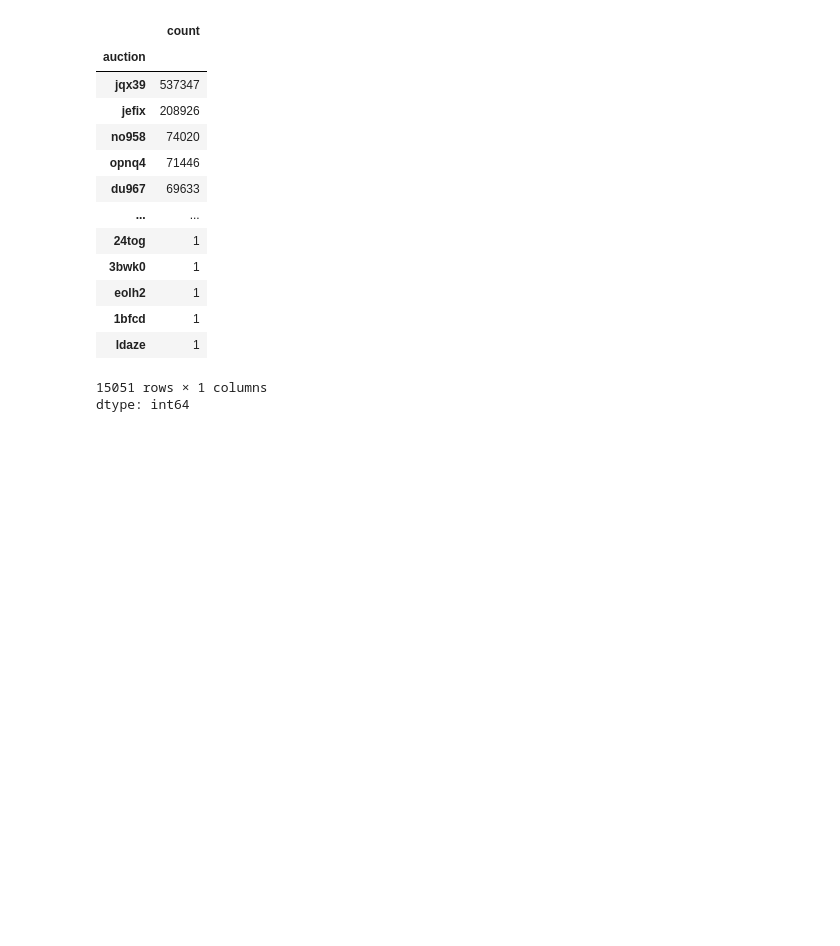
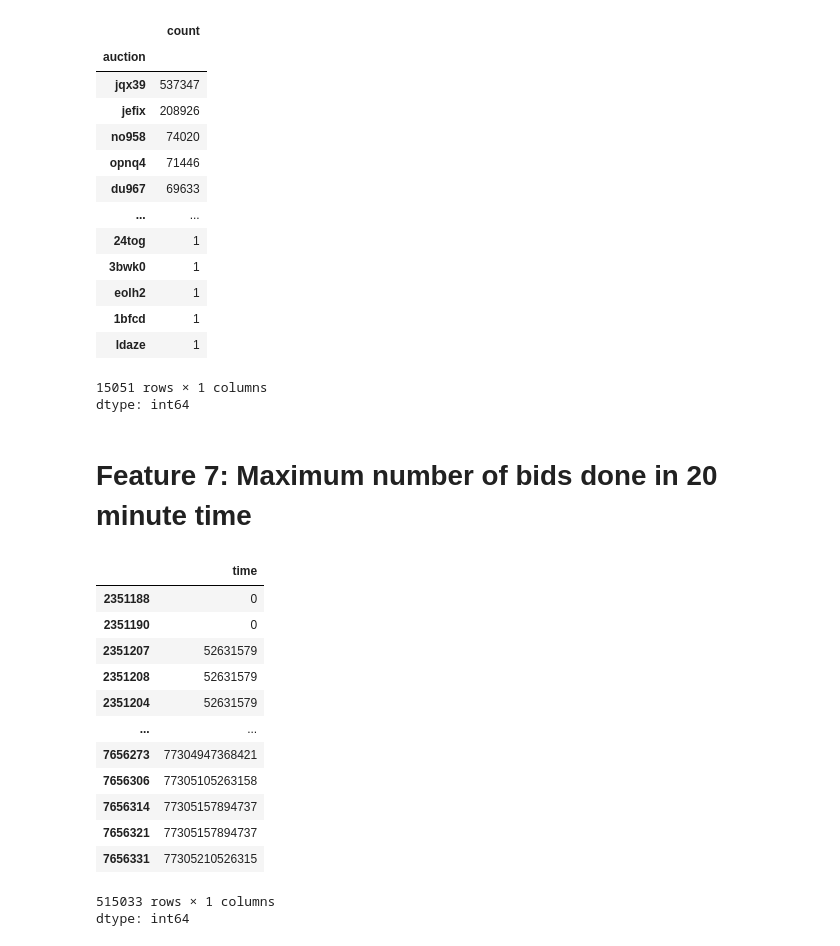
Before and after one commit to imrannizal/RobotBidders-G6, a Jupyter notebook: colab/preprocessing.ipynb, the cells around one changed output. Cells and saved outputs as stored; diff of their text form; code cells hidden in the pictures; blank space fills up the shorter version.

```diff
--- a/colab/preprocessing.ipynb
+++ b/colab/preprocessing.ipynb
@@ -379,3 +397,42 @@ bids_df['auction'].value_counts()
 | ldaze | 1 |
 15051 rows × 1 columns
 dtype: int64
+# %% [markdown]
+# Feature 7: Maximum number of bids done in 20 minute time
+# %%
+temp = bids_df[bids_df['bidder_id'].isin(train_df['bidder_id'])]
+temp = temp.sort_values("time", ascending=True)
+
+initial_time = temp['time'].values[0]
+temp['time'] = temp['time'] - initial_time
+
+list_temp = [
+    'f5b2bbad20d1d7ded3ed960393bec0f40u6hn',
+    '197e90906939267ace2422e78e8e83889znqp',
+    'a58ace8b671a7531c88814bc86b2a34cf0crb',
+    '9655ccc7c0c193f1549475f02c54dce45kjw7',
+    '6c8ffec692e88d81e1b18d47818abb04v6llr'
+    ]
+
+#for item in list_temp:
+#  temp2 = temp[temp['bidder_id'] == item]
+#  temp2 = temp2['bidder_id', 'time']
+
+temp2 = temp[temp['bidder_id'] == 'f5b2bbad20d1d7ded3ed960393bec0f40u6hn']
+temp2 = temp2['time']
+temp2
+# %% [output]
+|  | time |
+| 2351188 | 0 |
+| 2351190 | 0 |
+| 2351207 | 52631579 |
+| 2351208 | 52631579 |
+| 2351204 | 52631579 |
+| ... | ... |
+| 7656273 | 77304947368421 |
+| 7656306 | 77305105263158 |
+| 7656314 | 77305157894737 |
+| 7656321 | 77305157894737 |
+| 7656331 | 77305210526315 |
+515033 rows × 1 columns
+dtype: int64
```
Also changed, not shown: parts of 1 cell of this notebook.
